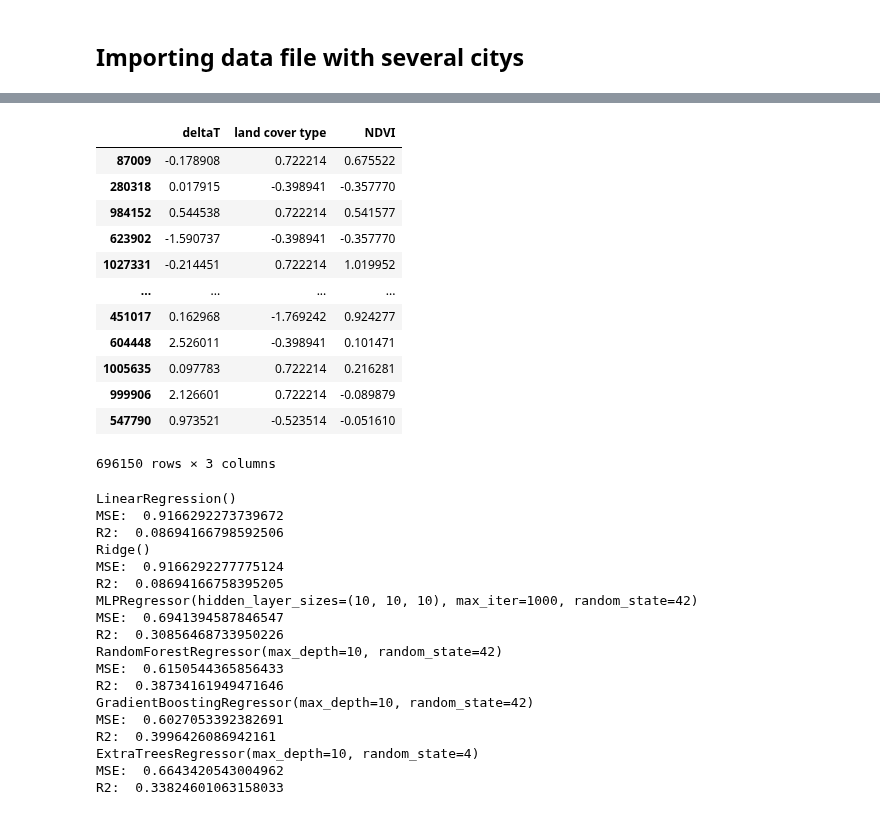
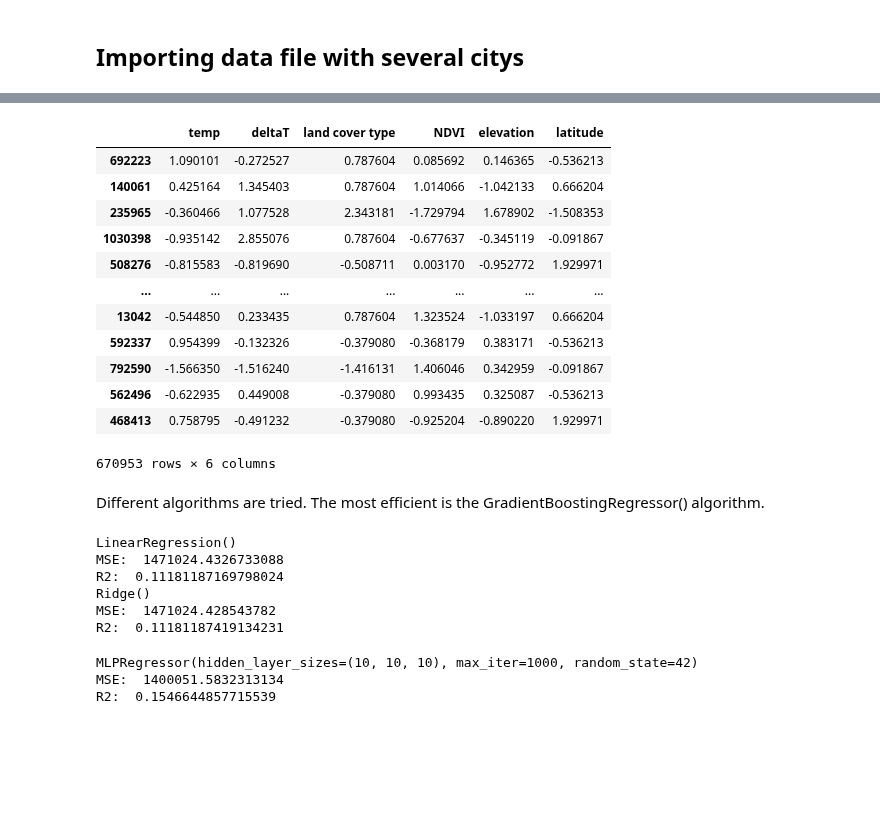
Before and after one commit to christopherogerepfl/UHI_prediction, a Jupyter notebook: task2.ipynb, the cells around one changed output, grey strips where cells are left out. Drawn from its saved outputs; the diff is of its cells as text; code cells hidden in the pictures; blank space fills up the shorter version.

```diff
--- a/task2.ipynb
+++ b/task2.ipynb
@@ -102,5 +93,6 @@ city_df.sample(5)
 # %%
 #read csv
 city_df = pd.read_csv('data_UHI/city_df.csv')
+city_df.dropna(inplace=True)
 city_df
 # %% [output]
@@ -130,16 +116,7 @@ Finally the data is split between train and test set.
 # %%
-from sklearn.model_selection import train_test_split
-from sklearn.metrics import mean_squared_error
-from sklearn.metrics import r2_score
-from sklearn.preprocessing import StandardScaler
-from sklearn.preprocessing import LabelEncoder
+df_sample = city_df
+#df_sample = city_df[city_df['city'] == 'Vienna']
 
-
-scaler = StandardScaler()
-df_sample = city_df.drop('city', axis=1)
-#df_sample['isrural'] = df_sample['isrural'].fillna(1)
-
-#df_sample = df_sample[df_sample['isrural'] == 1]
 df_5000 = df_sample[df_sample['pop'] > 5000]
 
 df_2500 = df_sample[df_sample['pop'] < 5000]
@@ -181,33 +170,35 @@ from sklearn.ensemble import ExtraTreesRegressor
 # %%
-for i, df in enumerate(dfs):
-    df = df[df['isrural'] == 1]
-    df = pd.DataFrame(scaler.fit_transform(df), columns=df.columns)
-    dfs[i] = df
+scaler = StandardScaler()
+df = dfs[0]
+df = df[df['isrural'] == 1]
 
-X = dfs[0].drop(['temp', 'pop', 'hour', 'isrural', 'Unnamed: 0', 'wind', 'hum', 'elevation'], axis=1)
-y = dfs[0]['pop']
+y = df['pop']
+X = df.loc[:,  ['temp', 'deltaT', 'land cover type', 'NDVI', 'elevation', 'latitude']]
+X = pd.DataFrame(scaler.fit_transform(X), columns=X.columns)
 
 #split the data in training, test, validation
 X_train, X_test, y_train, y_test = train_test_split(X, y, test_size=0.2)
 X_train, X_val, y_train, y_val = train_test_split(X_train, y_train, test_size=0.2)
 
 X_train
 # %% [output]
-|  | deltaT | land cover type | NDVI |
-| 87009 | -0.178908 | 0.722214 | 0.675522 |
-| 280318 | 0.017915 | -0.398941 | -0.357770 |
-| 984152 | 0.544538 | 0.722214 | 0.541577 |
-| 623902 | -1.590737 | -0.398941 | -0.357770 |
-| 1027331 | -0.214451 | 0.722214 | 1.019952 |
-| ... | ... | ... | ... |
-| 451017 | 0.162968 | -1.769242 | 0.924277 |
-| 604448 | 2.526011 | -0.398941 | 0.101471 |
-| 1005635 | 0.097783 | 0.722214 | 0.216281 |
-| 999906 | 2.126601 | 0.722214 | -0.089879 |
-| 547790 | 0.973521 | -0.523514 | -0.051610 |
+|  | temp | deltaT | land cover type | NDVI | elevation | latitude |
+| 692223 | 1.090101 | -0.272527 | 0.787604 | 0.085692 | 0.146365 | -0.536213 |
+| 140061 | 0.425164 | 1.345403 | 0.787604 | 1.014066 | -1.042133 | 0.666204 |
+| 235965 | -0.360466 | 1.077528 | 2.343181 | -1.729794 | 1.678902 | -1.508353 |
+| 1030398 | -0.935142 | 2.855076 | 0.787604 | -0.677637 | -0.345119 | -0.091867 |
+| 508276 | -0.815583 | -0.819690 | -0.508711 | 0.003170 | -0.952772 | 1.929971 |
+| ... | ... | ... | ... | ... | ... | ... |
+| 13042 | -0.544850 | 0.233435 | 0.787604 | 1.323524 | -1.033197 | 0.666204 |
+| 592337 | 0.954399 | -0.132326 | -0.379080 | -0.368179 | 0.383171 | -0.536213 |
+| 792590 | -1.566350 | -1.516240 | -1.416131 | 1.406046 | 0.342959 | -0.091867 |
+| 562496 | -0.622935 | 0.449008 | -0.379080 | 0.993435 | 0.325087 | -0.536213 |
+| 468413 | 0.758795 | -0.491232 | -0.379080 | -0.925204 | -0.890220 | 1.929971 |
-696150 rows × 3 columns
+670953 rows × 6 columns
+# %% [markdown]
+Different algorithms are tried. The most efficient is the GradientBoostingRegressor() algorithm.
 # %%
-methods = [LinearRegression(), Ridge(), MLPRegressor(hidden_layer_sizes=(10, 10, 10), max_iter=1000, activation='relu', solver='adam', random_state=42), RandomForestRegressor(n_estimators=100, max_depth=10, random_state=42), GradientBoostingRegressor(n_estimators=100, max_depth=10, random_state=42), ExtraTreesRegressor(n_estimators=100, max_depth=10, random_state=4)]
+methods = [LinearRegression(), Ridge(), MLPRegressor(hidden_layer_sizes=(10, 10, 10), max_iter=1000, activation='relu', solver='adam', random_state=42), GradientBoostingRegressor(n_estimators=100, max_depth=10, random_state=42)]
 r2s = []
 MSEs = []
 for method in methods:
@@ -220,23 +211,14 @@ for method in methods:
     r2s.append(r2_score(y_test, y_pred))
 # %% [output]
 LinearRegression()
-MSE:  0.9166292273739672
-R2:  0.08694166798592506
+MSE:  1471024.4326733088
+R2:  0.11181187169798024
 Ridge()
-MSE:  0.9166292277775124
-R2:  0.08694166758395205
-MLPRegressor(hidden_layer_sizes=(10, 10, 10), max_iter=1000, random_state=42)
-MSE:  0.6941394587846547
-R2:  0.30856468733950226
-RandomForestRegressor(max_depth=10, random_state=42)
-MSE:  0.6150544365856433
-R2:  0.38734161949471646
-GradientBoostingRegressor(max_depth=10, random_state=42)
-MSE:  0.6027053392382691
-R2:  0.3996426086942161
-ExtraTreesRegressor(max_depth=10, random_state=4)
-MSE:  0.6643420543004962
-R2:  0.33824601063158033
+MSE:  1471024.428543782
+R2:  0.11181187419134231
+MLPRegressor(hidden_layer_sizes=(10, 10, 10), max_iter=1000, random_state=42)
+MSE:  1400051.5832313134
+R2:  0.1546644857715539
 # %%
 plt.plot(r2s, label = 'R2 score')
 plt.ylabel('R2 score')
```
Also changed, not shown: parts of 18 cells of this notebook.
